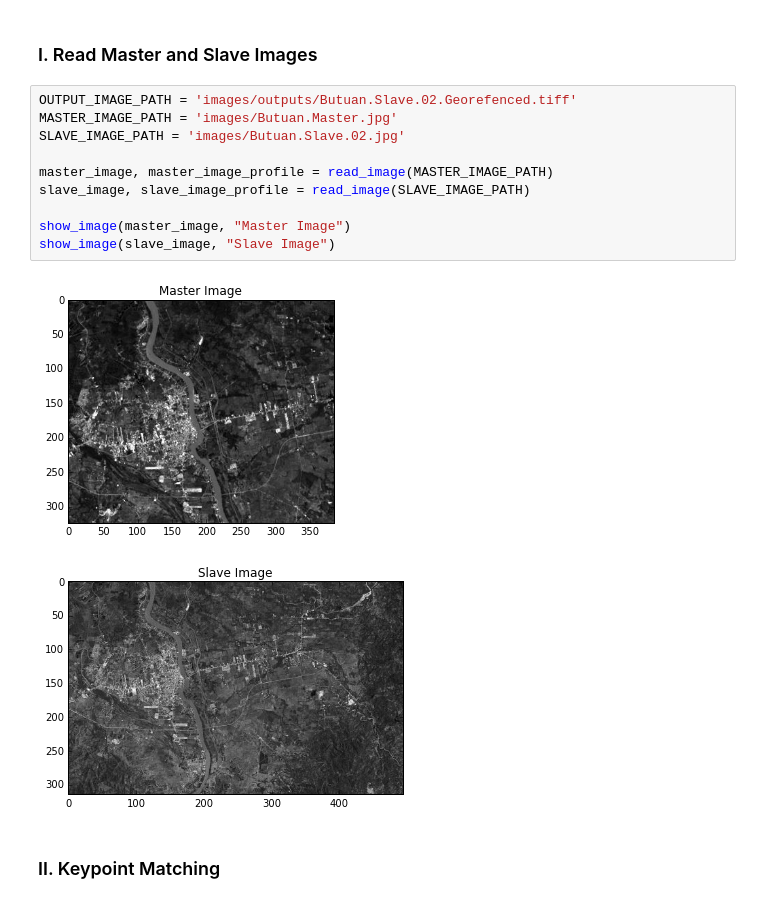
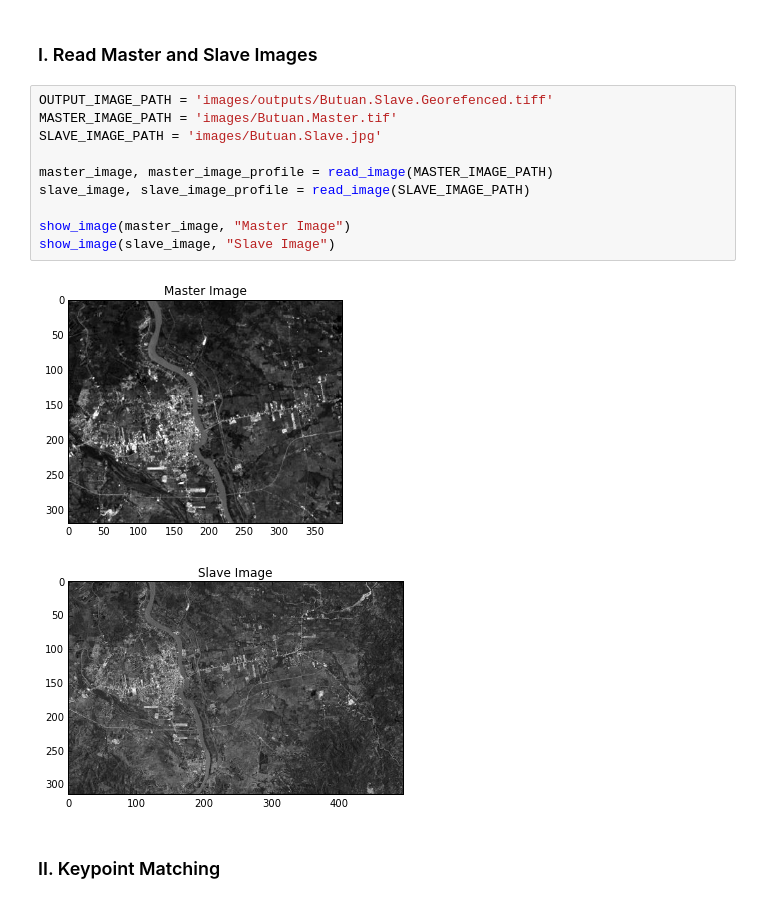
Before and after one commit to rukku/notebook-georef, a Jupyter notebook: georef.ipynb, the cells around one changed output. Saved outputs shown, nothing was run; the diff lists cells and outputs as text.

```diff
--- a/georef.ipynb
+++ b/georef.ipynb
@@ -30,17 +30,17 @@ def read_image(path):
 # %% [markdown]
 ### I. Read Master and Slave Images
 # %%
-OUTPUT_IMAGE_PATH = 'images/outputs/Butuan.Slave.02.Georefenced.tiff'
-MASTER_IMAGE_PATH = 'images/Butuan.Master.jpg'
-SLAVE_IMAGE_PATH = 'images/Butuan.Slave.02.jpg'
+OUTPUT_IMAGE_PATH = 'images/outputs/Butuan.Slave.Georefenced.tiff'
+MASTER_IMAGE_PATH = 'images/Butuan.Master.tif'
+SLAVE_IMAGE_PATH = 'images/Butuan.Slave.jpg'
 
 master_image, master_image_profile = read_image(MASTER_IMAGE_PATH)
 slave_image, slave_image_profile = read_image(SLAVE_IMAGE_PATH)
 
 show_image(master_image, "Master Image")
 show_image(slave_image, "Slave Image")
 # %% [output]
-[figure, old version]
+[figure, new version]
 [figure]
 # %% [markdown]
 ### II. Keypoint Matching
```
Also changed, not shown: parts of 10 cells of this notebook, 10 other files.
